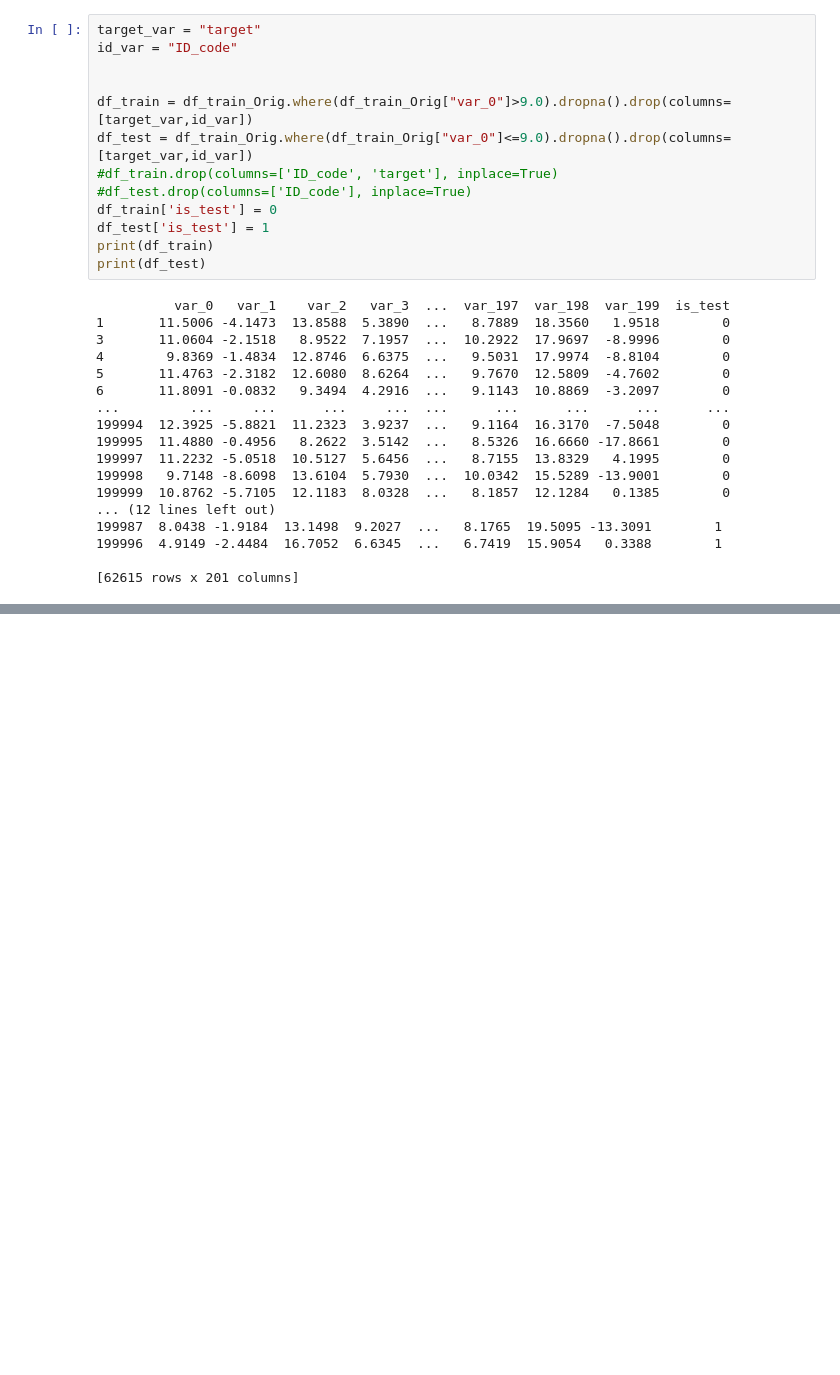
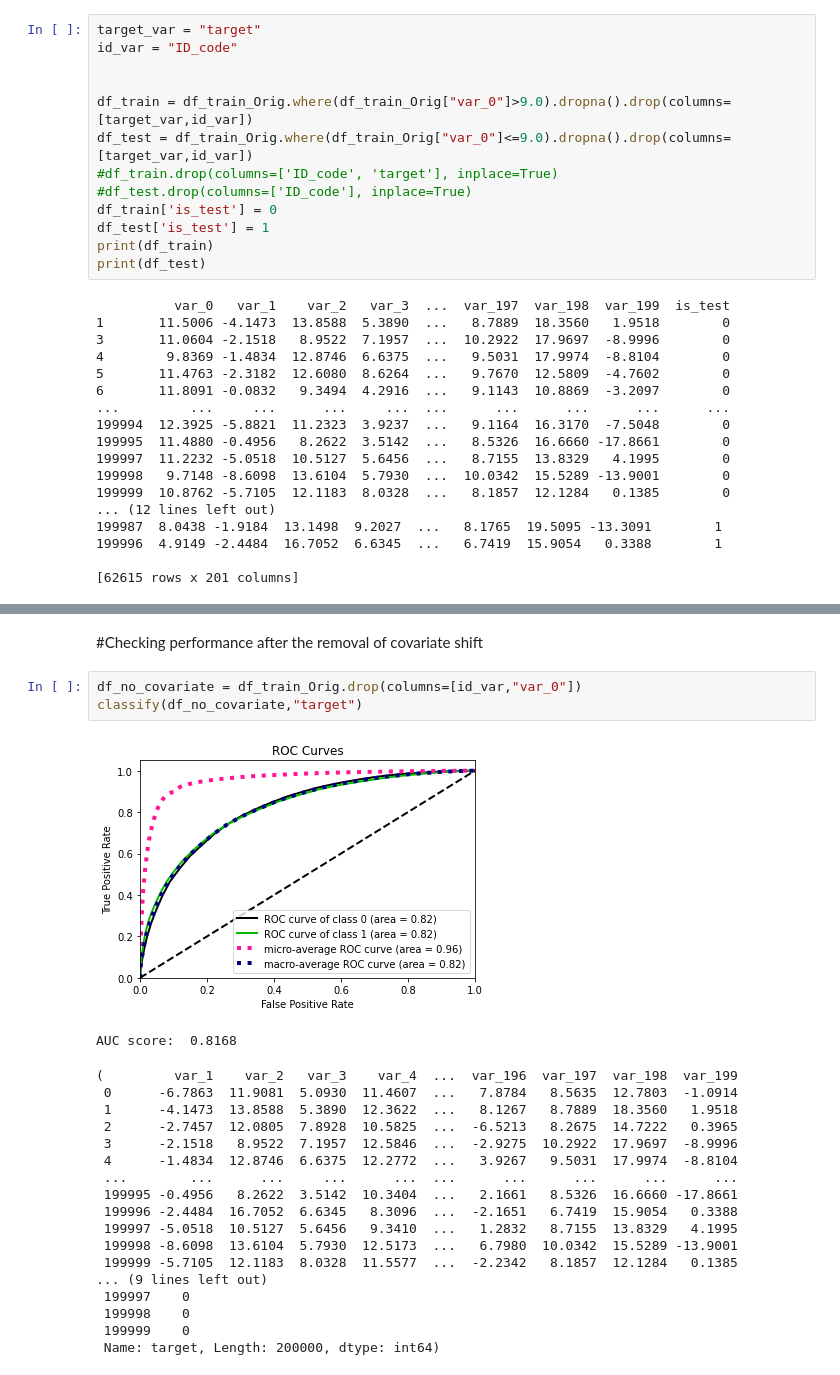
Before and after one commit to kacperkurowski/CE888, a Jupyter notebook: Assignment/Santander-Customer-Transaction-Prediction.ipynb, the cells around one changed output, grey strips where cells are left out. Cells and saved outputs as stored; diff of their text form; blank space fills up the shorter version.

```diff
--- a/Assignment/Santander-Customer-Transaction-Prediction.ipynb
+++ b/Assignment/Santander-Customer-Transaction-Prediction.ipynb
@@ -178,2 +219,27 @@ pip install scikit-plot
+# %% [markdown]
+#Checking performance after the removal of covariate shift
+# %%
+df_no_covariate = df_train_Orig.drop(columns=[id_var,"var_0"])
+classify(df_no_covariate,"target")
+# %% [output]
+[figure, added]
+AUC score:  0.8168
+(         var_1    var_2   var_3    var_4  ...  var_196  var_197  var_198  var_199
+ 0      -6.7863  11.9081  5.0930  11.4607  ...   7.8784   8.5635  12.7803  -1.0914
+ 1      -4.1473  13.8588  5.3890  12.3622  ...   8.1267   8.7889  18.3560   1.9518
+ 2      -2.7457  12.0805  7.8928  10.5825  ...  -6.5213   8.2675  14.7222   0.3965
+ 3      -2.1518   8.9522  7.1957  12.5846  ...  -2.9275  10.2922  17.9697  -8.9996
+ 4      -1.4834  12.8746  6.6375  12.2772  ...   3.9267   9.5031  17.9974  -8.8104
+ ...        ...      ...     ...      ...  ...      ...      ...      ...      ...
+ 199995 -0.4956   8.2622  3.5142  10.3404  ...   2.1661   8.5326  16.6660 -17.8661
+ 199996 -2.4484  16.7052  6.6345   8.3096  ...  -2.1651   6.7419  15.9054   0.3388
+ 199997 -5.0518  10.5127  5.6456   9.3410  ...   1.2832   8.7155  13.8329   4.1995
+ 199998 -8.6098  13.6104  5.7930  12.5173  ...   6.7980  10.0342  15.5289 -13.9001
+ 199999 -5.7105  12.1183  8.0328  11.5577  ...  -2.2342   8.1857  12.1284   0.1385
+... (9 lines left out)
+ 199997    0
+ 199998    0
+ 199999    0
+ Name: target, Length: 200000, dtype: int64)
 # %%
 ##Let's use simple Random Forest as Classifier
```
Also changed, not shown: parts of 16 cells of this notebook.
